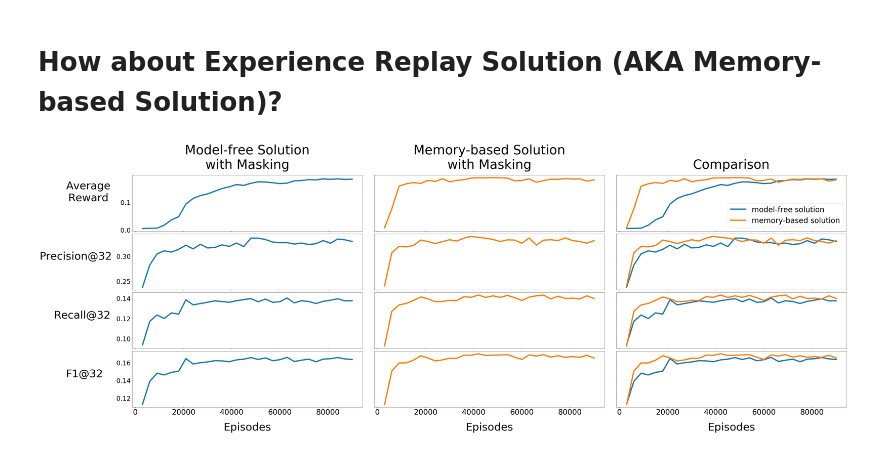
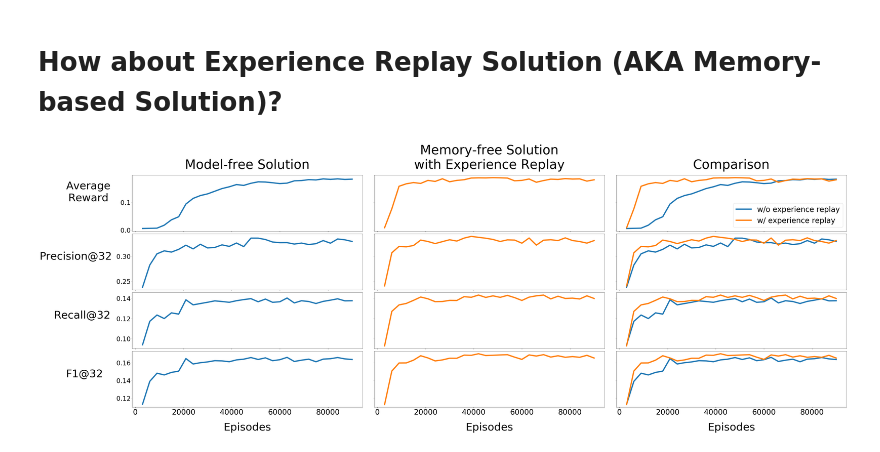
Before and after one commit to Xiang-Gu/Model_Based_RL_Recommendation_System, a Jupyter notebook: plot_result.ipynb, the cells around one changed output. Drawn from its saved outputs; the diff is of its cells as text; code cells hidden in the pictures.

```diff
--- a/plot_result.ipynb
+++ b/plot_result.ipynb
@@ -516,43 +516,43 @@ axes[2,1].plot(x, data_memory_based_solution[:, 2], color='tab:orange', linewidt
 axes[3,1].plot(x, data_memory_based_solution[:, 3], color='tab:orange', linewidth=6)
 
 
-axes[0,2].plot(x,data_model_free_solution[:, 0], linewidth=6, label='model-free solution')
-axes[0,2].plot(x,data_memory_based_solution[:, 0], linewidth=6, label='memory-based solution')
+axes[0,2].plot(x,data_model_free_solution[:, 0], linewidth=6, label='w/o experience replay')
+axes[0,2].plot(x,data_memory_based_solution[:, 0], linewidth=6, label='w/ experience replay')
 axes[1,2].plot(x,data_model_free_solution[:, 1], linewidth=6)
 axes[1,2].plot(x,data_memory_based_solution[:, 1], linewidth=6)
 axes[2,2].plot(x,data_model_free_solution[:, 2], linewidth=6)
 axes[2,2].plot(x,data_memory_based_solution[:, 2], linewidth=6)
 axes[3,2].plot(x,data_model_free_solution[:, 3], linewidth=6)
 axes[3,2].plot(x,data_memory_based_solution[:, 3], linewidth=6)
 
 axes[0,0].set_ylabel("Average\nReward", rotation="horizontal", labelpad=150, size=50)
 axes[1,0].set_ylabel("Precision@32", rotation="horizontal", labelpad=190, size=50)
 axes[2,0].set_ylabel("Recall@32", rotation="horizontal", labelpad=160, size=50)
 axes[3,0].set_ylabel("F1@32", rotation="horizontal", labelpad=150, size=50)
 axes[3,0].set_xlabel("Episodes", labelpad=30, size=50)
 axes[3,1].set_xlabel("Episodes", labelpad=30, size=50)
 axes[3,2].set_xlabel("Episodes", labelpad=30, size=50)
 
 
 axes[0,0].tick_params(axis='y', labelsize=30)
 axes[1,0].tick_params(axis='y', labelsize=30)
 axes[2,0].tick_params(axis='y', labelsize=30)
 axes[3,0].tick_params(axis='y', labelsize=30)
 axes[3,0].tick_params(axis='x', labelsize=35)
 axes[3,1].tick_params(axis='x', labelsize=35)
 axes[3,2].tick_params(axis='x', labelsize=35)
 
-axes[0,0].set_title('Model-free Solution\nwith Masking', size=60, pad=30)
-axes[0,1].set_title('Memory-based Solution\nwith Masking', size=60, pad=30)
+axes[0,0].set_title('Model-free Solution', size=60, pad=30)
+axes[0,1].set_title('Memory-free Solution\nwith Experience Replay', size=60, pad=30)
 axes[0,2].set_title('Comparison', size=60, pad=30)
 
 
 plt.subplots_adjust(wspace=0.05, hspace=0.05)
 axes[0,2].legend(fontsize=35)
 
 fig.savefig(image_path, bbox_inches='tight')
 # %% [output]
-[figure, old version]
+[figure, new version]
 # %%
 data_model_free_solution = np.loadtxt("data_model_free_solution.dat", delimiter="::")
 data_model_based_solution = np.loadtxt("data_model_based_solution.dat", delimiter="::")
```
Also changed, not shown: 6 other files.
